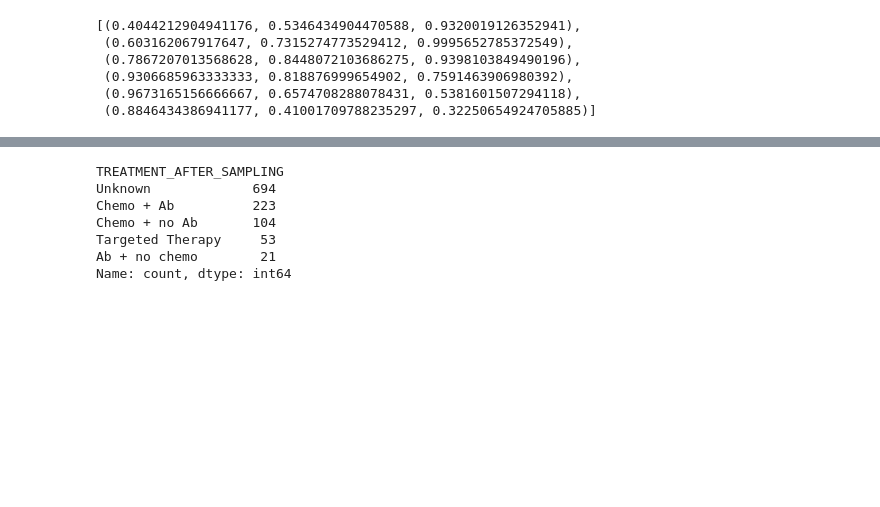
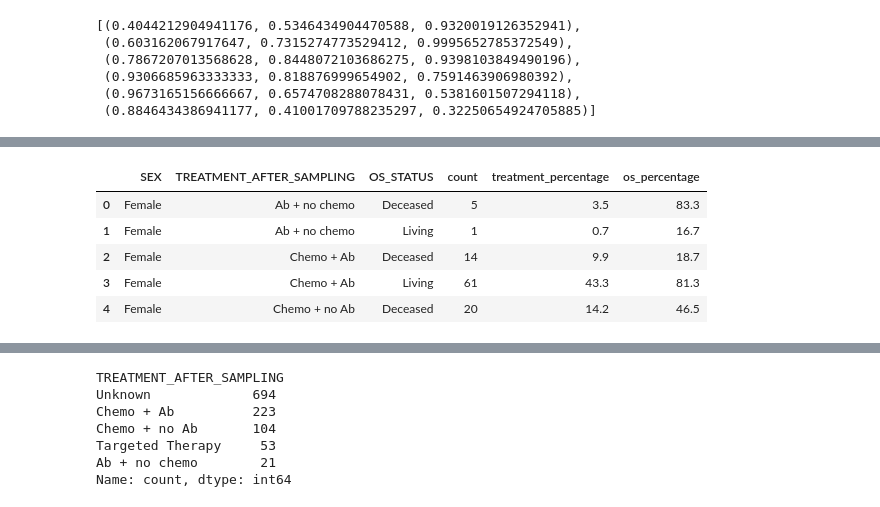
Before and after one commit to MahikaJaguste/msc-thesis, a Jupyter notebook: data-exploration/eda.ipynb, the cells around one changed output, grey strips where cells are left out. Saved outputs shown, nothing was run; the diff lists cells and outputs as text; code cells hidden in the pictures; blank space fills up the shorter version.

Commit message:
sunburst chart added

```diff
--- a/data-exploration/eda.ipynb
+++ b/data-exploration/eda.ipynb
@@ -174 +178,92 @@ plt.show()
 [figure]
+# %%
+new_df = df[['SEX', 'TREATMENT_AFTER_SAMPLING', 'OS_STATUS']].dropna()
+new_df = new_df[new_df['TREATMENT_AFTER_SAMPLING'] != "Unknown"]
+new_df['OS_STATUS'] = new_df['OS_STATUS'].replace({"1:DECEASED": "Deceased", "0:LIVING": "Living"})
+
+# Step 1: Group data and count occurrences
+sunburst_data = new_df.groupby(['SEX', 'TREATMENT_AFTER_SAMPLING', 'OS_STATUS']).size().reset_index(name='count')
+
+# Step 2: Normalize treatment percentages separately within each gender (sum of treatments per gender = 100)
+sunburst_data['treatment_percentage'] = sunburst_data.groupby('SEX')['count'].transform(lambda x: round((x / x.sum()) * 100, 1))
+
+# Step 3: Normalize OS percentages within each (Gender + Treatment) group (sum of OS per gender+treatment = 100)
+sunburst_data['os_percentage'] = sunburst_data.groupby(['SEX', 'TREATMENT_AFTER_SAMPLING'])['count'].transform(lambda x: round((x / x.sum()) * 100, 1))
+
+
+display(sunburst_data.head())
+
+
+# Define custom colors for treatments & OS status
+treatment_colors = {
+    'Female': 'pink',
+    'Male': '#9abbff',
+    'Chemo + Ab': '#735DA5',
+    'Chemo + no Ab': '#f8c57c',
+    'Targeted Therapy':'#D4C6AA', # '#d3c7a2',
+    'Ab + no chemo': '#DBDBDC',
+    'Living': '#A1BE95',
+    'Deceased': '#e26952',
+}
+
+# Create the Sunburst chart
+fig = px.sunburst(
+    sunburst_data,
+    path=['SEX', 'TREATMENT_AFTER_SAMPLING', 'OS_STATUS'],  # Hierarchy
+    values='count',
+    color='OS_STATUS',  # Fix OS coloring to Living/Deceased
+    color_discrete_map=treatment_colors,  # Apply colors correctly
+    title="Treatment Distribution Across Genders and Survival Status",
+)
+
+
+# Update traces: Remove labels, show only percentages inside the circle
+fig.update_traces(
+    textinfo="percent parent",  # Show only percentages
+    # texttemplate = '%{percentRoot:.1%}'
+    )
+
+
+# color_mapping = {'0': "#708090", '1': "#006400", 'female': "#c71585", 'male': "#0000cd"}
+fig.update_traces(marker_colors=[treatment_colors[cat] for cat in fig.data[-1].labels])
+
+# Manually create legend using annotations
+
+y = [0.9, 0.84, 0.78, 0.72, 0.635, 0.57, 0.51, 0.45]
+# for i, (treatment, color) in enumerate(treatment_colors.items()):
+    # y = y + [round(0.9 - i * 0.06, 2)]
+print(y)
+
+legend_annotations = [
+    dict(
+        x=1, y=y[i],
+        text=treatment, showarrow=False,
+        font=dict(color='black' if i != 2 else "white", size=12),
+        bgcolor=color, borderpad=4
+    )
+    for i, (treatment, color) in enumerate(treatment_colors.items())
+]
+
+
+# Update layout for better aesthetics
+fig.update_layout(
+    annotations=legend_annotations,
+    showlegend=False,  # Hide default legend
+    title_font=dict(size=14),
+    margin=dict(t=50, l=4, r=25, b=25),  # Adjust margins
+    height=600,
+    width=800,
+    font=dict(size=14),
+    # paper_bgcolor='rgba(255, 255, 255, 0.8)',
+    # plot_bgcolor='rgba(255, 255, 255, 0.8)',
+    title_x=0.5,
+
+)
+fig.show()
+# %% [output]
+|  | SEX | TREATMENT_AFTER_SAMPLING | OS_STATUS | count | treatment_percentage | os_percentage |
+| 0 | Female | Ab + no chemo | Deceased | 5 | 3.5 | 83.3 |
+| 1 | Female | Ab + no chemo | Living | 1 | 0.7 | 16.7 |
+| 2 | Female | Chemo + Ab | Deceased | 14 | 9.9 | 18.7 |
+| 3 | Female | Chemo + Ab | Living | 61 | 43.3 | 81.3 |
+| 4 | Female | Chemo + no Ab | Deceased | 20 | 14.2 | 46.5 |
```
Also changed, not shown: parts of 11 cells of this notebook, 5 other files.
